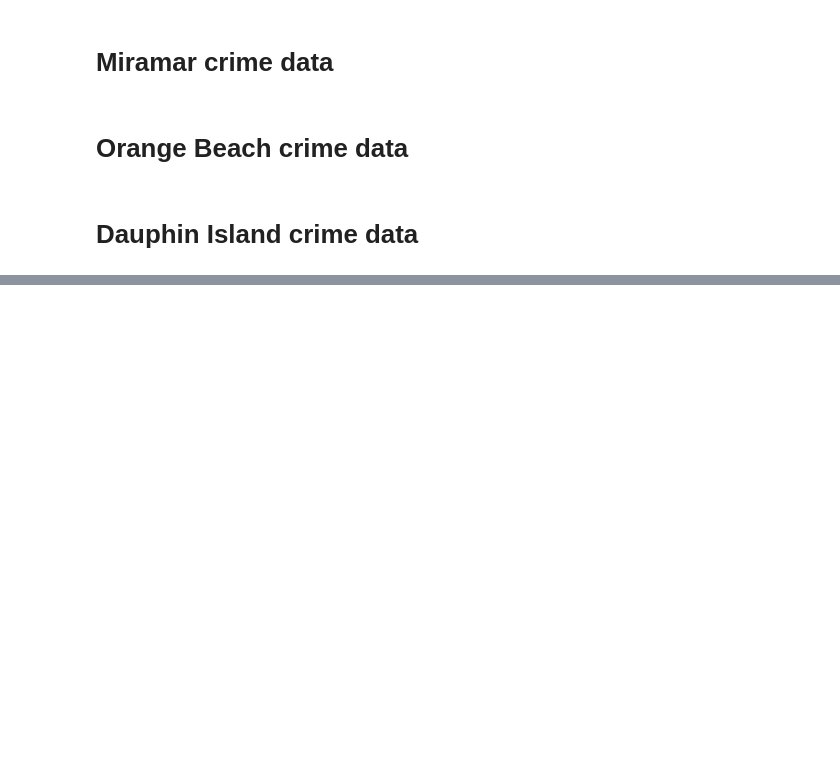
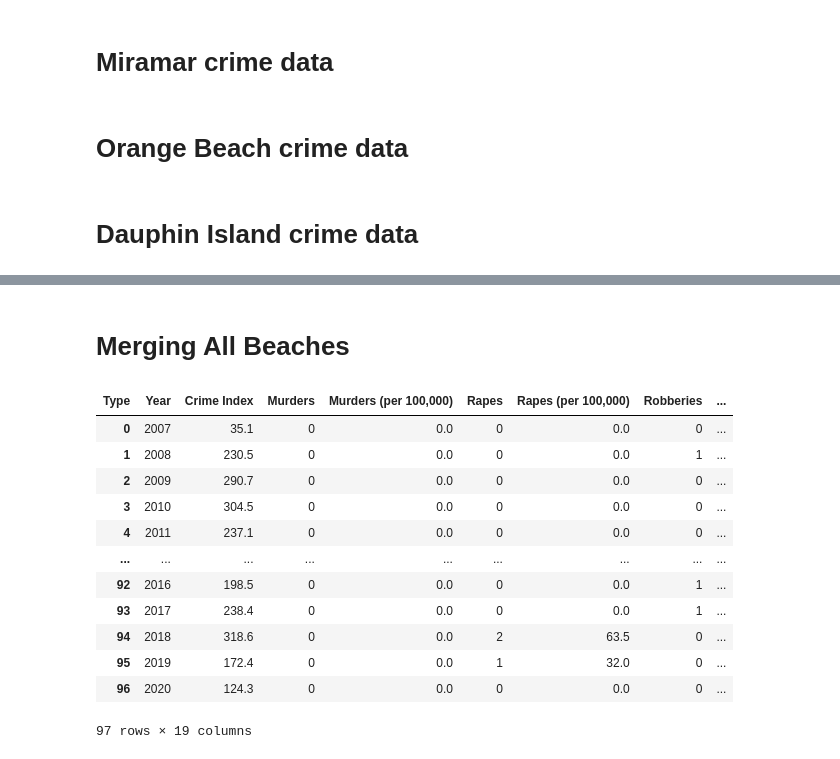
Before and after one commit to NSS-Full-Time-Data-Analytics-9/bwilhelm_capstone, a Jupyter notebook: scripts/crime_data.ipynb, the cells around one changed output, grey strips where cells are left out. Cells and saved outputs as stored; diff of their text form; code cells hidden in the pictures; blank space fills up the shorter version.

```diff
--- a/scripts/crime_data.ipynb
+++ b/scripts/crime_data.ipynb
@@ -387,0 +326,2 @@ all_crime_beaches['Arson'] = all_crime_beaches['Arson'].astype(int)
+# %% [markdown]
+# Merging All Beaches
@@ -387,0 +388,16 @@ all_crime_beaches['Arson'] = all_crime_beaches['Arson'].astype(int)
+# %%
+all_crime_beaches
+# %% [output]
+| Type | Year | Crime Index | Murders | Murders (per 100,000) | Rapes | Rapes (per 100,000) | Robberies | ... |
+| 0 | 2007 | 35.1 | 0 | 0.0 | 0 | 0.0 | 0 | ... |
+| 1 | 2008 | 230.5 | 0 | 0.0 | 0 | 0.0 | 1 | ... |
+| 2 | 2009 | 290.7 | 0 | 0.0 | 0 | 0.0 | 0 | ... |
+| 3 | 2010 | 304.5 | 0 | 0.0 | 0 | 0.0 | 0 | ... |
+| 4 | 2011 | 237.1 | 0 | 0.0 | 0 | 0.0 | 0 | ... |
+| ... | ... | ... | ... | ... | ... | ... | ... | ... |
+| 92 | 2016 | 198.5 | 0 | 0.0 | 0 | 0.0 | 1 | ... |
+| 93 | 2017 | 238.4 | 0 | 0.0 | 0 | 0.0 | 1 | ... |
+| 94 | 2018 | 318.6 | 0 | 0.0 | 2 | 63.5 | 0 | ... |
+| 95 | 2019 | 172.4 | 0 | 0.0 | 1 | 32.0 | 0 | ... |
+| 96 | 2020 | 124.3 | 0 | 0.0 | 0 | 0.0 | 0 | ... |
+97 rows × 19 columns
```
Also changed, not shown: parts of 53 cells of this notebook.
